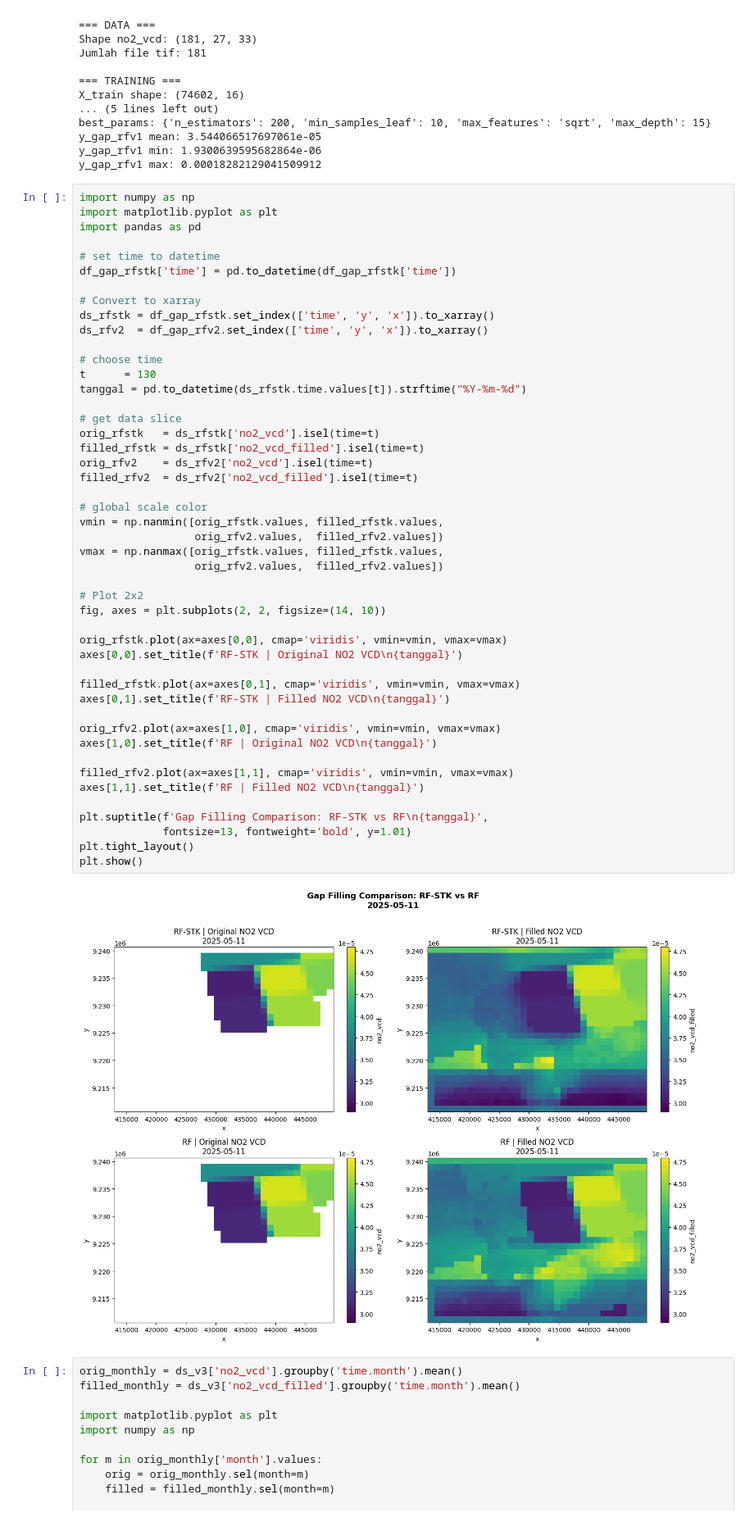
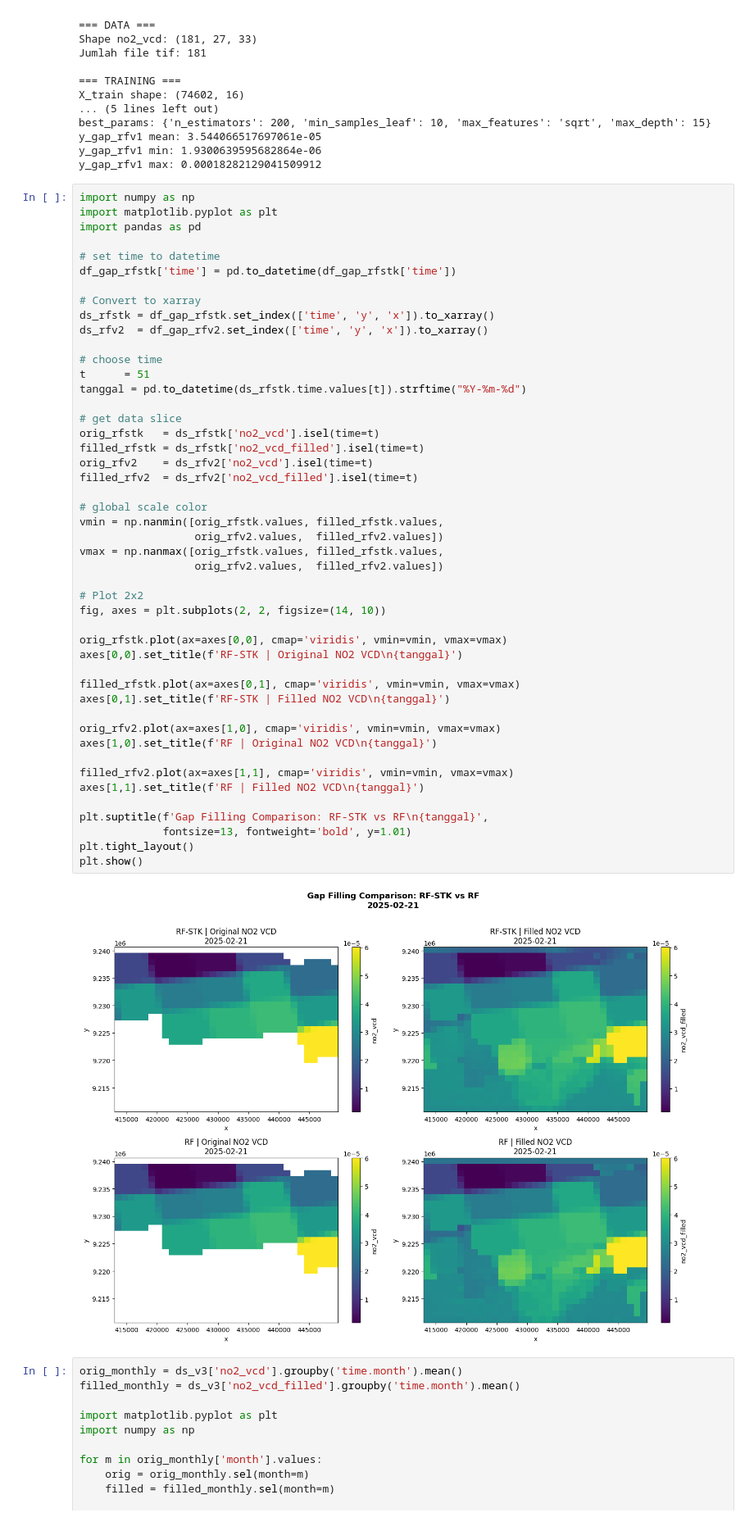
Before and after one commit to nuryuwii-cue/gap_filling_no2_sentinel5p_rfstk, a Jupyter notebook: 01-gap_filling_no2_sentinel5p.ipynb, the cells around one changed output. Shown at 82% size. Saved outputs shown, nothing was run; the diff lists cells and outputs as text.

Commit message:
update time visual gap filling

```diff
--- a/01-gap_filling_no2_sentinel5p.ipynb
+++ b/01-gap_filling_no2_sentinel5p.ipynb
@@ -3129,7 +3129,7 @@ ds_rfstk = df_gap_rfstk.set_index(['time', 'y', 'x']).to_xarray()
 ds_rfv2  = df_gap_rfv2.set_index(['time', 'y', 'x']).to_xarray()
 
 # choose time
-t      = 130
+t      = 51
 tanggal = pd.to_datetime(ds_rfstk.time.values[t]).strftime("%Y-%m-%d")
 
 # get data slice
@@ -3137,34 +3137,34 @@ orig_rfstk   = ds_rfstk['no2_vcd'].isel(time=t)
 filled_rfstk = ds_rfstk['no2_vcd_filled'].isel(time=t)
 orig_rfv2    = ds_rfv2['no2_vcd'].isel(time=t)
 filled_rfv2  = ds_rfv2['no2_vcd_filled'].isel(time=t)
 
 # global scale color
 vmin = np.nanmin([orig_rfstk.values, filled_rfstk.values,
                   orig_rfv2.values,  filled_rfv2.values])
 vmax = np.nanmax([orig_rfstk.values, filled_rfstk.values,
                   orig_rfv2.values,  filled_rfv2.values])
 
 # Plot 2x2
 fig, axes = plt.subplots(2, 2, figsize=(14, 10))
 
 orig_rfstk.plot(ax=axes[0,0], cmap='viridis', vmin=vmin, vmax=vmax)
 axes[0,0].set_title(f'RF-STK | Original NO2 VCD\n{tanggal}')
 
 filled_rfstk.plot(ax=axes[0,1], cmap='viridis', vmin=vmin, vmax=vmax)
 axes[0,1].set_title(f'RF-STK | Filled NO2 VCD\n{tanggal}')
 
 orig_rfv2.plot(ax=axes[1,0], cmap='viridis', vmin=vmin, vmax=vmax)
 axes[1,0].set_title(f'RF | Original NO2 VCD\n{tanggal}')
 
 filled_rfv2.plot(ax=axes[1,1], cmap='viridis', vmin=vmin, vmax=vmax)
 axes[1,1].set_title(f'RF | Filled NO2 VCD\n{tanggal}')
 
 plt.suptitle(f'Gap Filling Comparison: RF-STK vs RF\n{tanggal}',
              fontsize=13, fontweight='bold', y=1.01)
 plt.tight_layout()
 plt.show()
 # %% [output]
-[figure, old version]
+[figure, new version]
 # %%
 orig_monthly = ds_v3['no2_vcd'].groupby('time.month').mean()
 filled_monthly = ds_v3['no2_vcd_filled'].groupby('time.month').mean()
```
Also changed, not shown: parts of 1 cell of this notebook, 1 other file.
